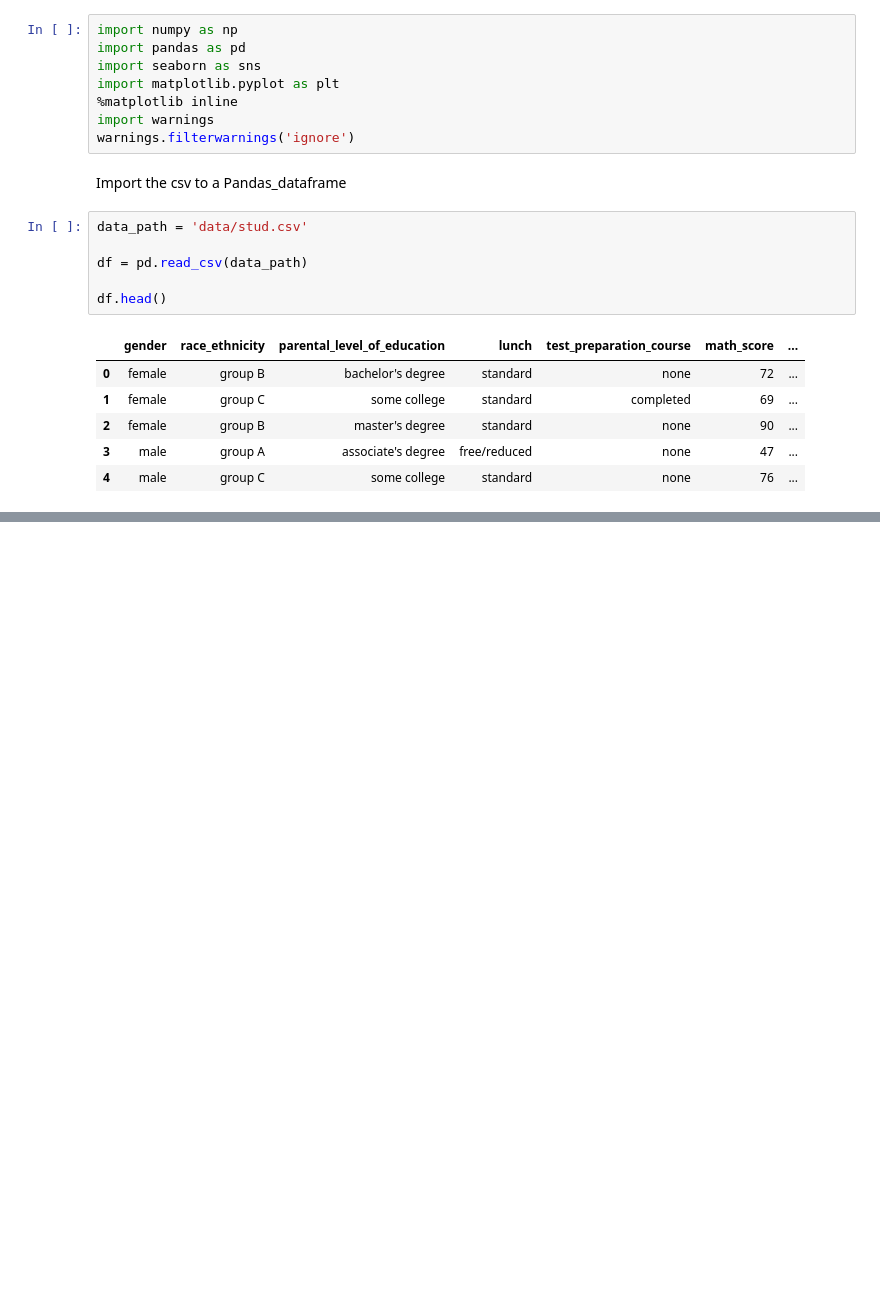
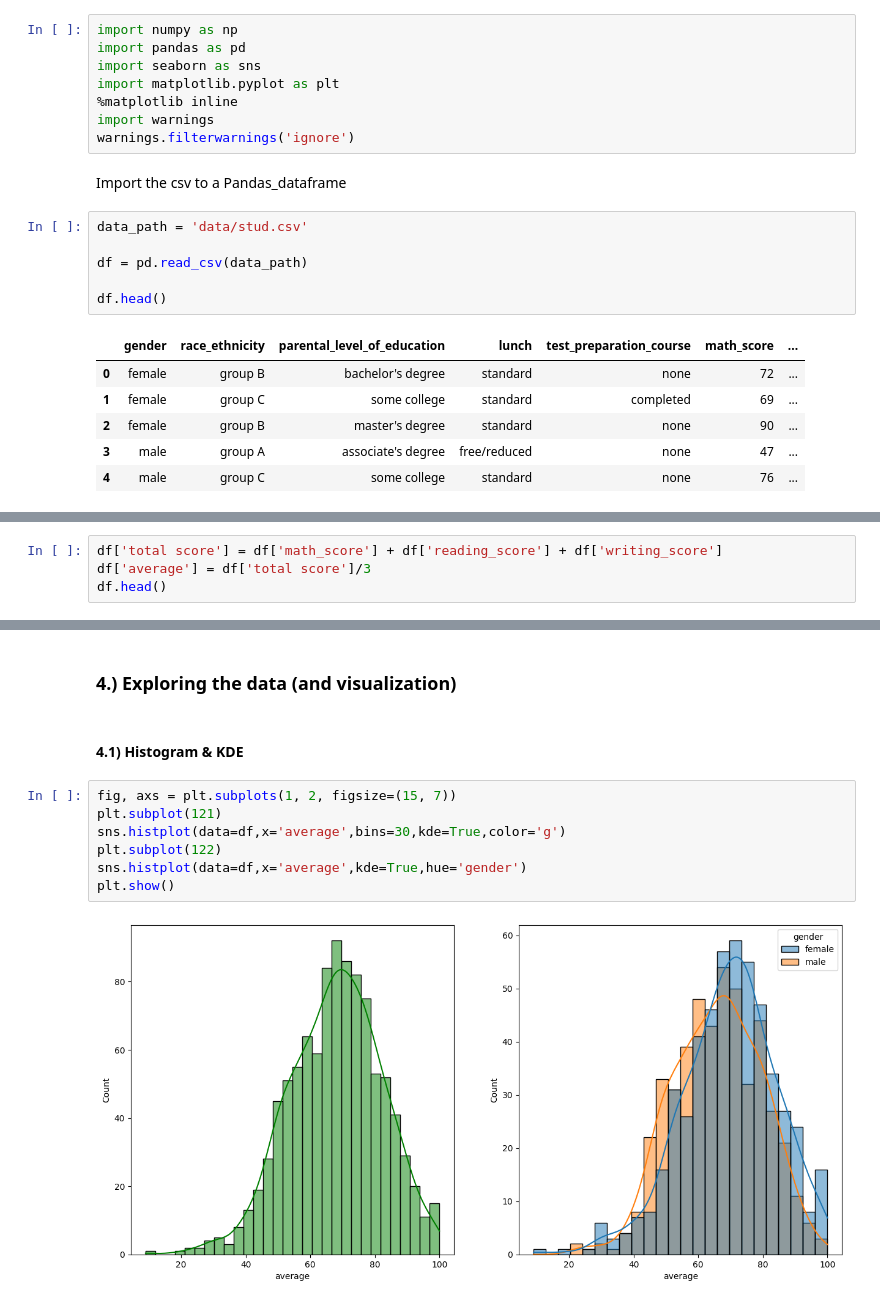
Before and after one commit to DeanNieuwerf/project_1, a Jupyter notebook: notebook/eda.ipynb, the cells around one changed output, grey strips where cells are left out. Cells and saved outputs as stored; diff of their text form; blank space fills up the shorter version.

```diff
--- a/notebook/eda.ipynb
+++ b/notebook/eda.ipynb
@@ -49,0 +190,4 @@ df.head()
+# %%
+df['total score'] = df['math_score'] + df['reading_score'] + df['writing_score']
+df['average'] = df['total score']/3
+df.head()
@@ -49,0 +226,13 @@ df.head()
+# %% [markdown]
+### 4.) Exploring the data (and visualization)
+# %% [markdown]
+#### 4.1) Histogram & KDE
+# %%
+fig, axs = plt.subplots(1, 2, figsize=(15, 7))
+plt.subplot(121)
+sns.histplot(data=df,x='average',bins=30,kde=True,color='g')
+plt.subplot(122)
+sns.histplot(data=df,x='average',kde=True,hue='gender')
+plt.show()
+# %% [output]
+[figure, added]
```
Also changed, not shown: parts of 24 cells of this notebook, 1 other file.
